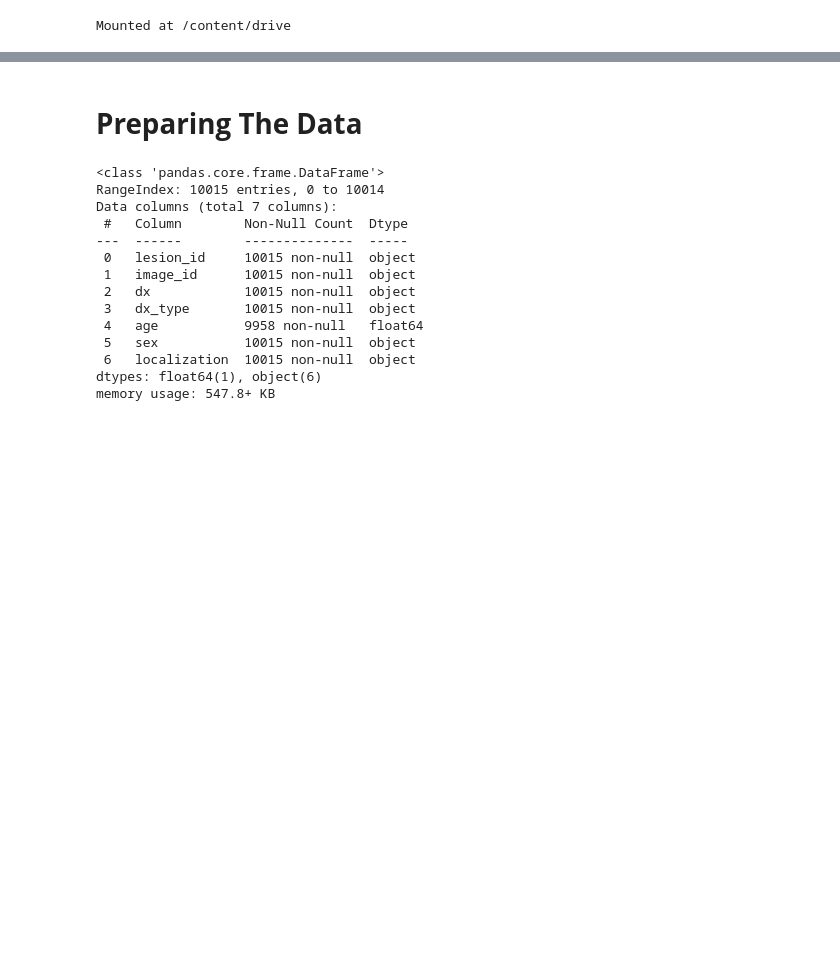
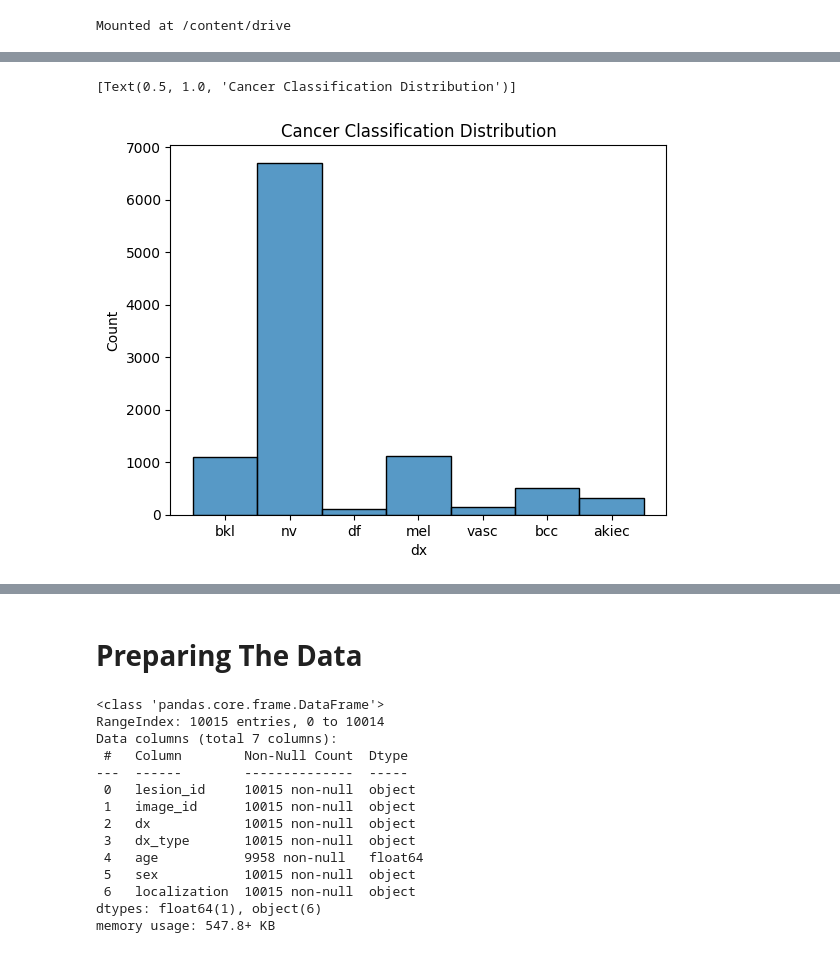
Before and after one commit to Tony-TTran/Machine-Learning-Projects, a Jupyter notebook: Skin_Cancer_Detection.ipynb, the cells around one changed output, grey strips where cells are left out. Saved outputs shown, nothing was run; the diff lists cells and outputs as text; code cells hidden in the pictures; blank space fills up the shorter version.

```diff
--- a/Skin_Cancer_Detection.ipynb
+++ b/Skin_Cancer_Detection.ipynb
@@ -11,0 +49,6 @@ Mounted at /content/drive
+# %%
+
+sns.histplot(data=data, x="dx",).set(title='Cancer Classification Distribution')
+# %% [output]
+[Text(0.5, 1.0, 'Cancer Classification Distribution')]
+[figure, added]
```
Also changed, not shown: parts of 5 cells of this notebook.
